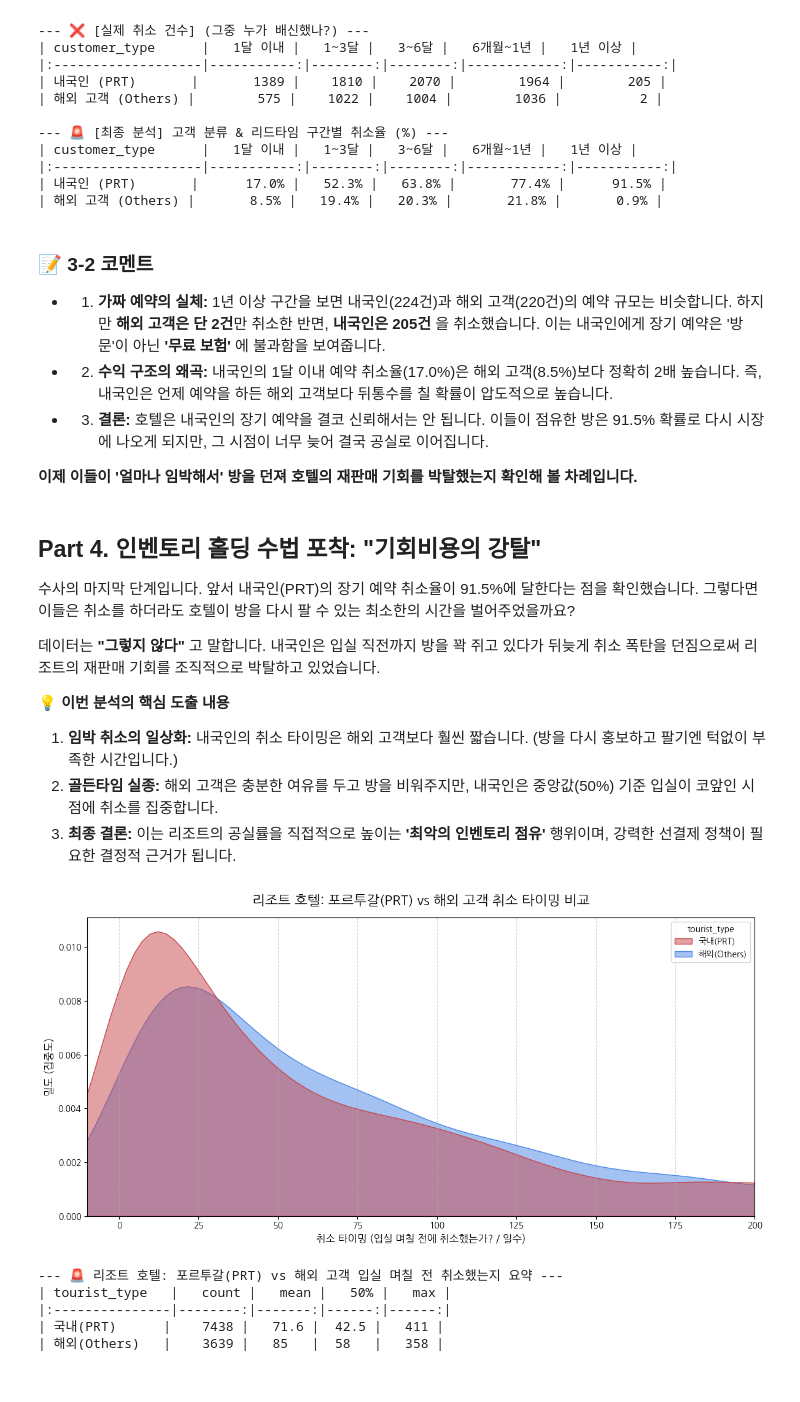
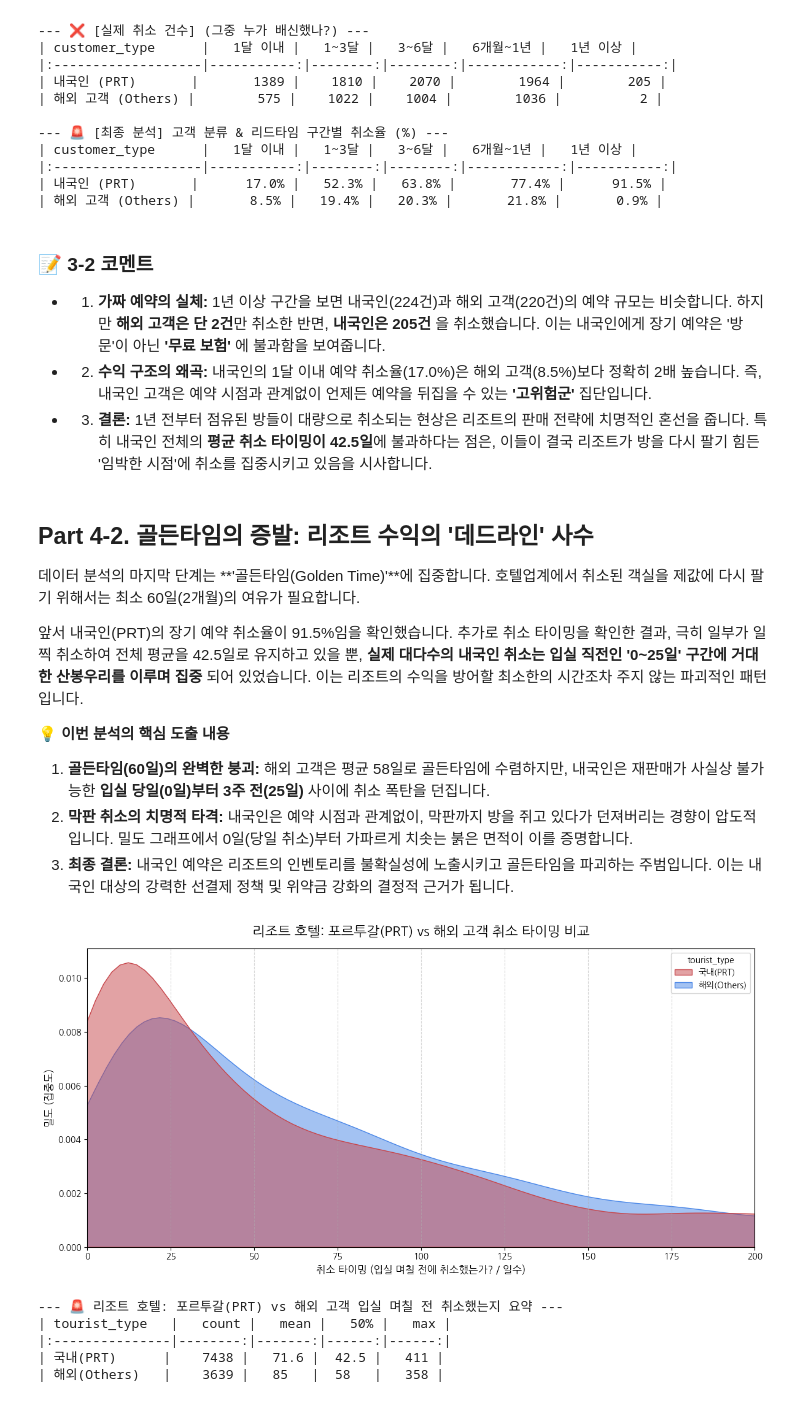
Before and after one commit to GwihanGo/hotel-booking-analysis, a Jupyter notebook: 미션2_3팀_고귀한.ipynb, the cells around one changed output. Saved outputs shown, nothing was run; the diff lists cells and outputs as text; code cells hidden in the pictures.

```diff
--- a/미션2_3팀_고귀한.ipynb
+++ b/미션2_3팀_고귀한.ipynb
@@ -506,22 +506,20 @@ print(cancel_pct_formatted.to_markdown(colalign=align))
 
 * 1. **가짜 예약의 실체:** 1년 이상 구간을 보면 내국인(224건)과 해외 고객(220건)의 예약 규모는 비슷합니다. 하지만 **해외 고객은 단 2건**만 취소한 반면, **내국인은 205건** 을 취소했습니다. 이는 내국인에게 장기 예약은 '방문'이 아닌 **'무료 보험'** 에 불과함을 보여줍니다.
 
-* 2. **수익 구조의 왜곡:** 내국인의 1달 이내 예약 취소율(17.0%)은 해외 고객(8.5%)보다 정확히 2배 높습니다. 즉, 내국인은 언제 예약을 하든 해외 고객보다 뒤통수를 칠 확률이 압도적으로 높습니다.
+* 2. **수익 구조의 왜곡:** 내국인의 1달 이내 예약 취소율(17.0%)은 해외 고객(8.5%)보다 정확히 2배 높습니다. 즉, 내국인 고객은 예약 시점과 관계없이 언제든 예약을 뒤집을 수 있는 **'고위험군'** 집단입니다.
 
-* 3. **결론:** 호텔은 내국인의 장기 예약을 결코 신뢰해서는 안 됩니다. 이들이 점유한 방은 91.5% 확률로 다시 시장에 나오게 되지만, 그 시점이 너무 늦어 결국 공실로 이어집니다.
-
-**이제 이들이 '얼마나 임박해서' 방을 던져 호텔의 재판매 기회를 박탈했는지 확인해 볼 차례입니다.**
+* 3. **결론:** 1년 전부터 점유된 방들이 대량으로 취소되는 현상은 리조트의 판매 전략에 치명적인 혼선을 줍니다. 특히 내국인 전체의 **평균 취소 타이밍이 42.5일**에 불과하다는 점은, 이들이 결국 리조트가 방을 다시 팔기 힘든 '임박한 시점'에 취소를 집중시키고 있음을 시사합니다.
 # %% [markdown]
-## Part 4. 인벤토리 홀딩 수법 포착: "기회비용의 강탈"
+## Part 4-2. 골든타임의 증발: 리조트 수익의 '데드라인' 사수
 
-수사의 마지막 단계입니다. 앞서 내국인(PRT)의 장기 예약 취소율이 91.5%에 달한다는 점을 확인했습니다. 그렇다면 이들은 취소를 하더라도 호텔이 방을 다시 팔 수 있는 최소한의 시간을 벌어주었을까요?
+데이터 분석의 마지막 단계는 **'골든타임(Golden Time)'**에 집중합니다. 호텔업계에서 취소된 객실을 제값에 다시 팔기 위해서는 최소 60일(2개월)의 여유가 필요합니다.
 
-데이터는 **"그렇지 않다"** 고 말합니다. 내국인은 입실 직전까지 방을 꽉 쥐고 있다가 뒤늦게 취소 폭탄을 던짐으로써 리조트의 재판매 기회를 조직적으로 박탈하고 있었습니다.
+앞서 내국인(PRT)의 장기 예약 취소율이 91.5%임을 확인했습니다. 추가로 취소 타이밍을 확인한 결과, 극히 일부가 일찍 취소하여 전체 평균을 42.5일로 유지하고 있을 뿐, **실제 대다수의 내국인 취소는 입실 직전인 '0~25일' 구간에 거대한 산봉우리를 이루며 집중** 되어 있었습니다. 이는 리조트의 수익을 방어할 최소한의 시간조차 주지 않는 파괴적인 패턴입니다.
 
 **💡 이번 분석의 핵심 도출 내용**
-1. **임박 취소의 일상화:** 내국인의 취소 타이밍은 해외 고객보다 훨씬 짧습니다. (방을 다시 홍보하고 팔기엔 턱없이 부족한 시간입니다.)
-2. **골든타임 실종:** 해외 고객은 충분한 여유를 두고 방을 비워주지만, 내국인은 중앙값(50%) 기준 입실이 코앞인 시점에 취소를 집중합니다.
-3. **최종 결론:** 이는 리조트의 공실률을 직접적으로 높이는 **'최악의 인벤토리 점유'** 행위이며, 강력한 선결제 정책이 필요한 결정적 근거가 됩니다.
+1. **골든타임(60일)의 완벽한 붕괴:** 해외 고객은 평균 58일로 골든타임에 수렴하지만, 내국인은 재판매가 사실상 불가능한 **입실 당일(0일)부터 3주 전(25일)** 사이에 취소 폭탄을 던집니다.
+2. **막판 취소의 치명적 타격:** 내국인은 예약 시점과 관계없이, 막판까지 방을 쥐고 있다가 던져버리는 경향이 압도적입니다. 밀도 그래프에서 0일(당일 취소)부터 가파르게 치솟는 붉은 면적이 이를 증명합니다.
+3. **최종 결론:** 내국인 예약은 리조트의 인벤토리를 불확실성에 노출시키고 골든타임을 파괴하는 주범입니다. 이는 내국인 대상의 강력한 선결제 정책 및 위약금 강화의 결정적 근거가 됩니다.
 # %%
 # 6. 취소 타이밍 분석: "도대체 입실 며칠 전에 취소했는가"
 
@@ -542,35 +540,35 @@ resort_canceled['reservation_status_date'] = pd.to_datetime(resort_canceled['res
 resort_canceled['cancel_timing'] = (resort_canceled['arrival_date'] - resort_canceled['reservation_status_date']).dt.days
 
 # 6-5. 고객 분류(내국인 vs 해외 고객)
 resort_canceled['tourist_type'] = resort_canceled['country'].apply(lambda x: '국내(PRT)' if x == 'PRT' else '해외(Others)')
 
 # 6-6. 📊 시각화 : 취소 타이밍 밀도 분석
 plt.figure(figsize=(12, 6))
 sns.kdeplot(
     data=resort_canceled,
     x='cancel_timing',
     hue='tourist_type',
     fill=True,
     common_norm=False,
     palette=['#C7464B', '#4986E7'],
     alpha=0.5
 )
 
 plt.title('리조트 호텔: 포르투갈(PRT) vs 해외 고객 취소 타이밍 비교', fontsize=16, fontweight='bold', pad=15)
 plt.xlabel('취소 타이밍 (입실 며칠 전에 취소했는가? / 일수)', fontsize=12)
 plt.ylabel('밀도 (집중도)', fontsize=12)
-plt.xlim(-10, 200)
+plt.xlim(0, 200)
 plt.grid(axis='x', linestyle='--', alpha=0.5)
 
 plt.tight_layout()
 plt.show()
 
 
 print("--- 🚨 리조트 호텔: 포르투갈(PRT) vs 해외 고객 입실 며칠 전 취소했는지 요약 ---")
 cancel_timing_stats = resort_canceled.groupby('tourist_type')['cancel_timing'].describe().round(1)[['count', 'mean', '50%', 'max']]
 print(cancel_timing_stats.to_markdown())
 # %% [output]
-[figure, old version]
+[figure, new version]
 --- 🚨 리조트 호텔: 포르투갈(PRT) vs 해외 고객 입실 며칠 전 취소했는지 요약 ---
 | tourist_type   |   count |   mean |   50% |   max |
 |:---------------|--------:|-------:|------:|------:|
```
Also changed, not shown: parts of 3 cells of this notebook.
